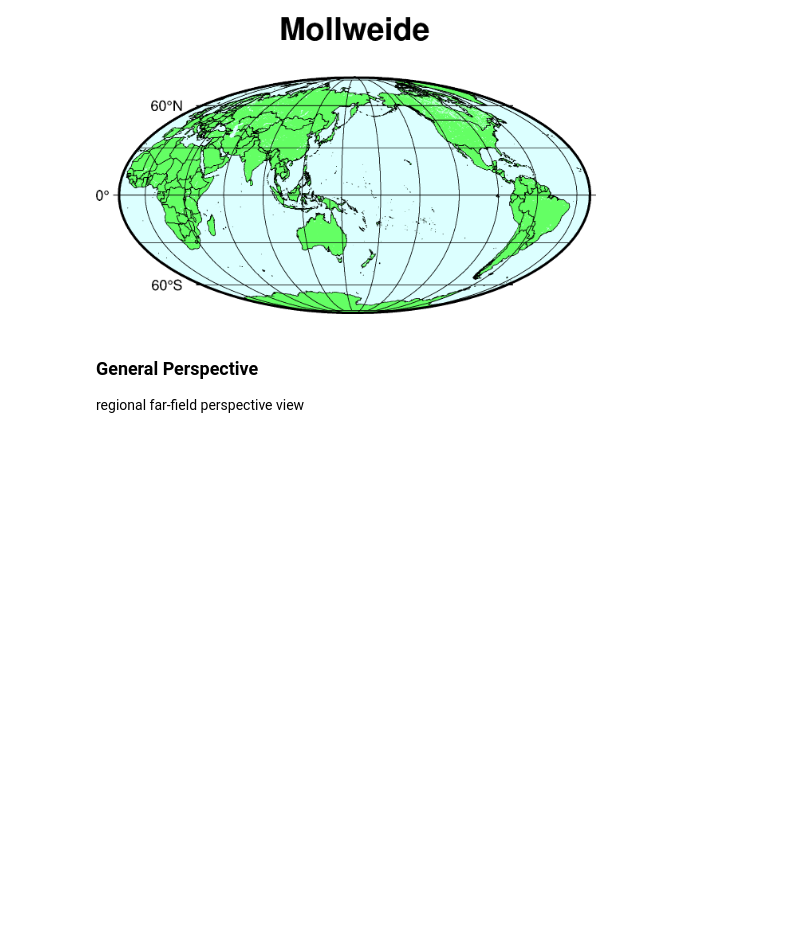
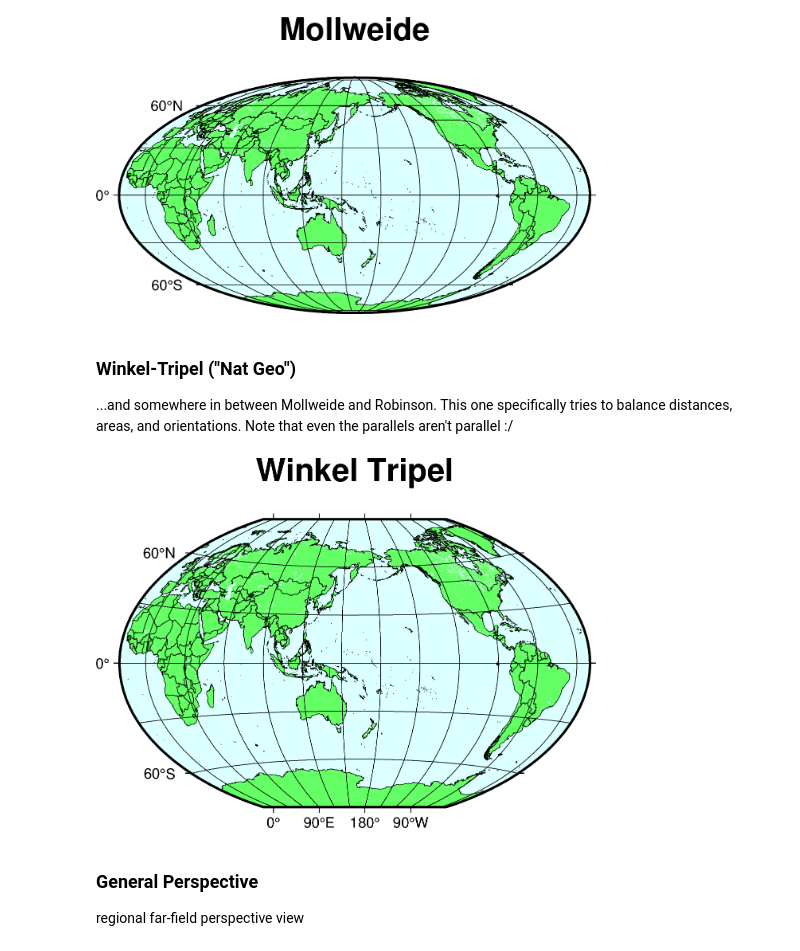
Before and after one commit to avnewman/pyGMT-Tutorial, a Jupyter notebook: Mapping_projections.ipynb, the cells around one changed output. Cells and saved outputs as stored; diff of their text form; code cells hidden in the pictures; blank space fills up the shorter version.

```diff
--- a/Mapping_projections.ipynb
+++ b/Mapping_projections.ipynb
@@ -143,6 +145,21 @@ fig8.coast(projection='W-200/10c',  #pacific-centric w/o chopping Africa
 fig8.show()
 # %% [output]
 [figure]
+# %% [markdown]
+### Winkel-Tripel ("Nat Geo")
+...and somewhere in between Mollweide and Robinson.  This one specifically tries to balance distances, areas, and orientations.  Note that even the parallels aren't parallel :/
+# %%
+fig9=pygmt.Figure()
+fig9.coast(projection='R-200/10c',  #pacific-centric w/o chopping Africa
+           region='g',  # global
+           frame=['WSen+tWinkel Tripel','xag30', 'yag30'],
+           land='100/255/100', water='220/255/255',shorelines='1/0.2p',
+           resolution='l',
+           borders=1
+          )
+fig9.show()
+# %% [output]
+[figure, added]
 # %% [markdown]
 ### General Perspective
 regional far-field perspective view
```
Also changed, not shown: parts of 4 cells of this notebook, 1 other file.
